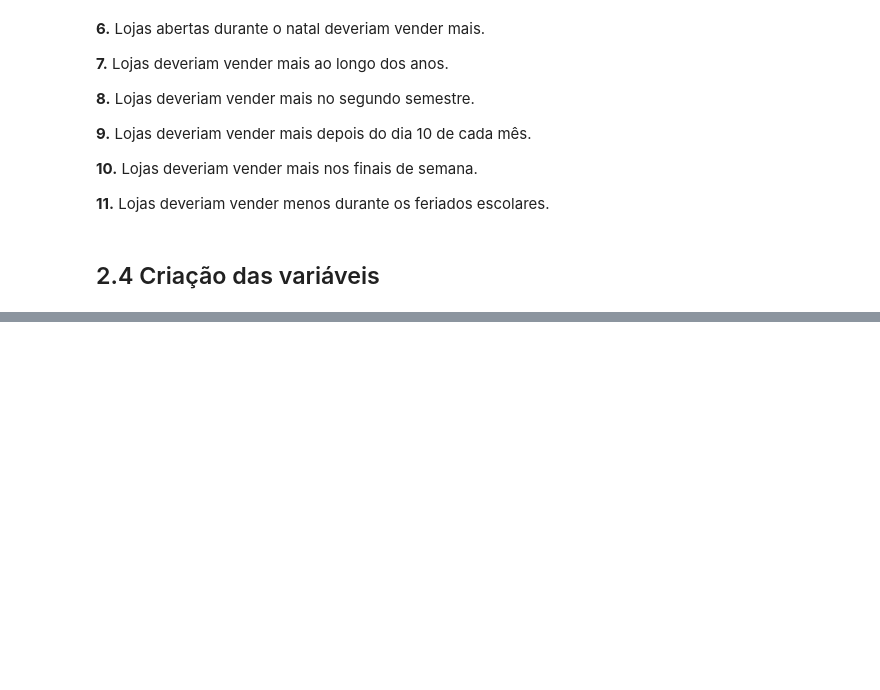
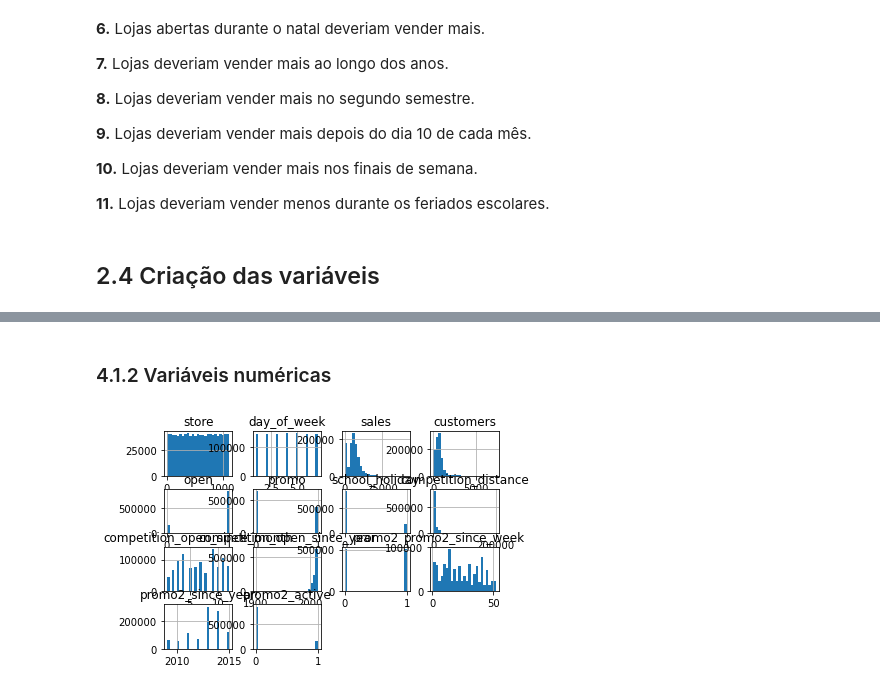
Before and after one commit to paixaols/rossmann-store-sales, a Jupyter notebook: Rossmann_sales_prediction.ipynb, the cells around one changed output, grey strips where cells are left out. Saved outputs shown, nothing was run; the diff lists cells and outputs as text; code cells hidden in the pictures; blank space fills up the shorter version.

```diff
--- a/Rossmann_sales_prediction.ipynb
+++ b/Rossmann_sales_prediction.ipynb
@@ -338,0 +365,6 @@ df2['state_holiday'] = df2['state_holiday'].apply(lambda x: 'public holiday' if
+# %% [markdown]
+### 4.1.2 Variáveis numéricas
+# %%
+num_attributes.hist(bins = 25);
+# %% [output]
+[figure, added]
```
Also changed, not shown: parts of 26 cells of this notebook.
